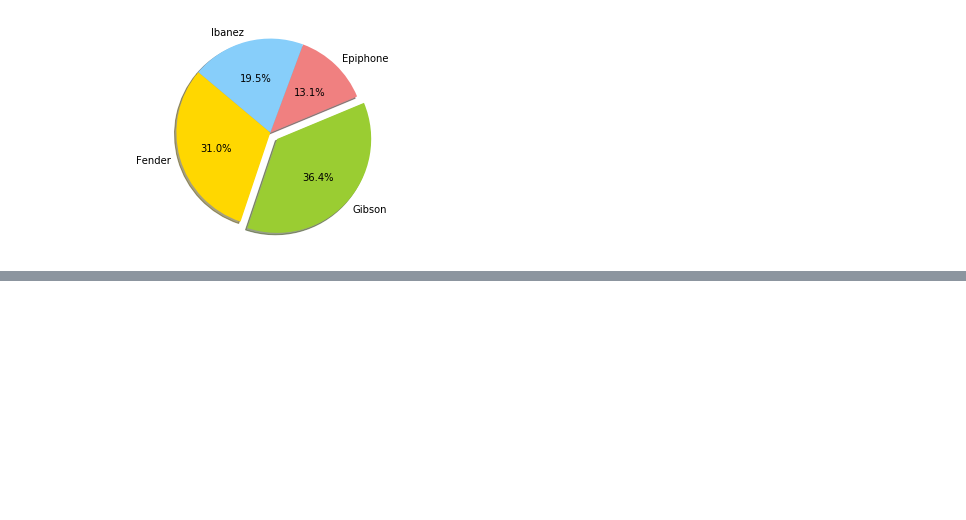
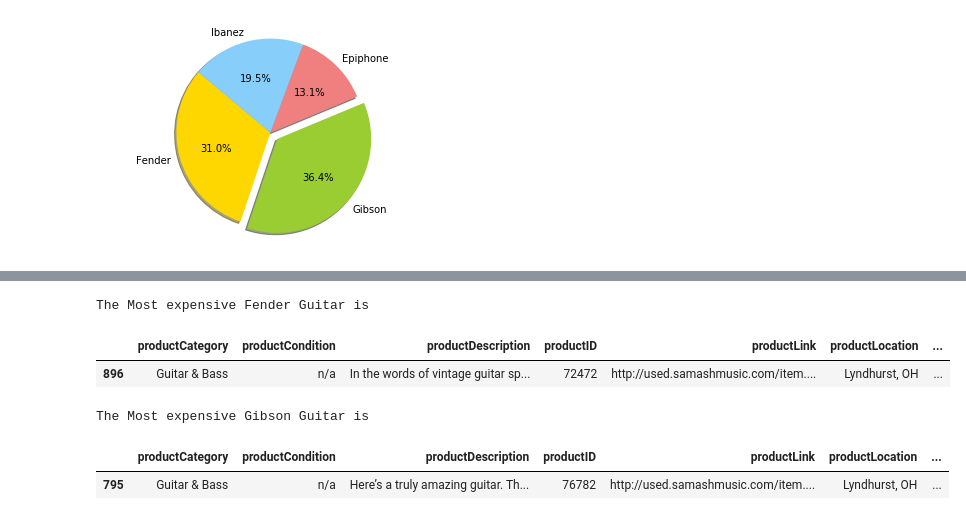
Before and after one commit to nkarman/WebProject_NoahKarman, a Jupyter notebook: Jupyter Notebooks/SamAsh.ipynb, the cells around one changed output, grey strips where cells are left out. Drawn from its saved outputs; the diff is of its cells as text; code cells hidden in the pictures; blank space fills up the shorter version.

```diff
--- a/Jupyter Notebooks/SamAsh.ipynb
+++ b/Jupyter Notebooks/SamAsh.ipynb
@@ -224,0 +257,16 @@ plt.show()
+# %%
+# list most expensive products
+
+print("The Most expensive Fender Guitar is")
+expensiveFender
+# %% [output]
+The Most expensive Fender Guitar is
+|  | productCategory | productCondition | productDescription | productID | productLink | productLocation | ... |
+| 896 | Guitar & Bass | n/a | In the words of vintage guitar sp... | 72472 | http://used.samashmusic.com/item.... | Lyndhurst, OH | ... |
+# %%
+print("The Most expensive Gibson Guitar is")
+expensiveGibson
+# %% [output]
+The Most expensive Gibson Guitar is
+|  | productCategory | productCondition | productDescription | productID | productLink | productLocation | ... |
+| 795 | Guitar & Bass | n/a | Here’s a truly amazing guitar. Th... | 76782 | http://used.samashmusic.com/item.... | Lyndhurst, OH | ... |
```
Also changed, not shown: parts of 7 cells of this notebook.
